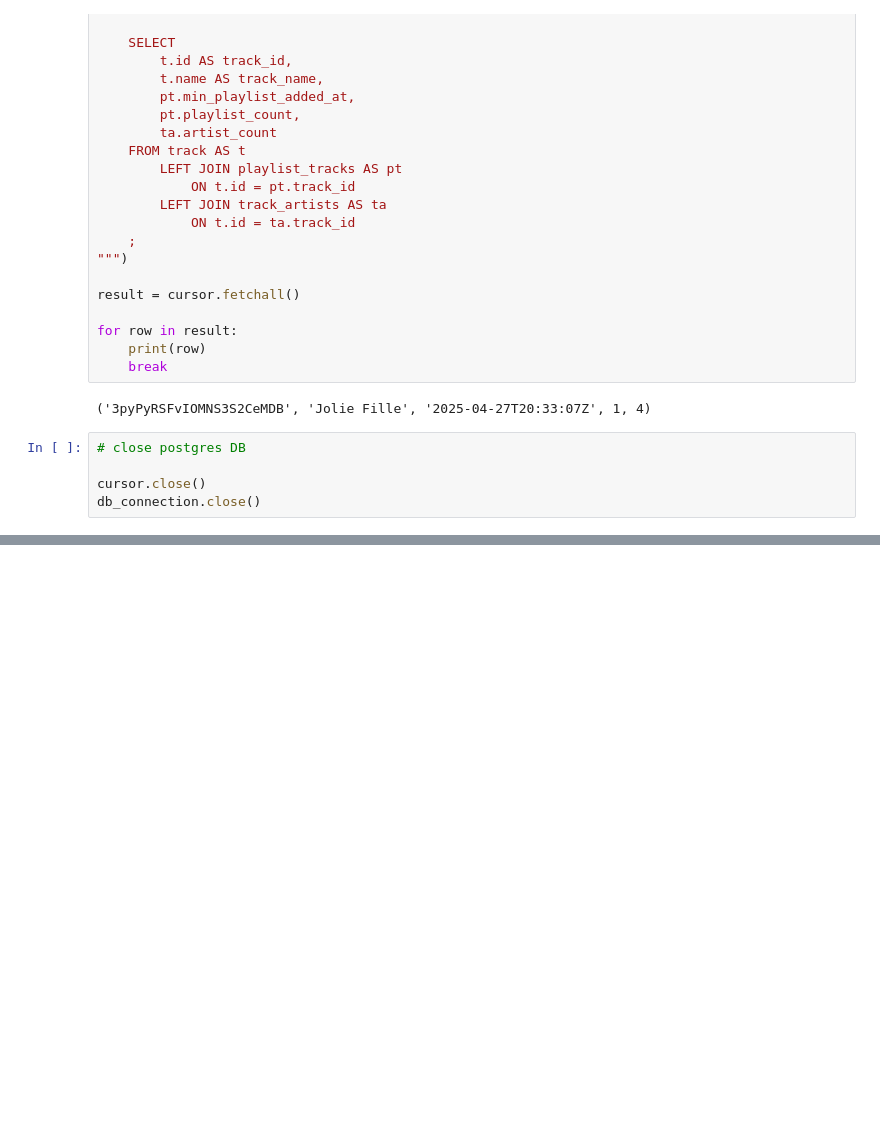
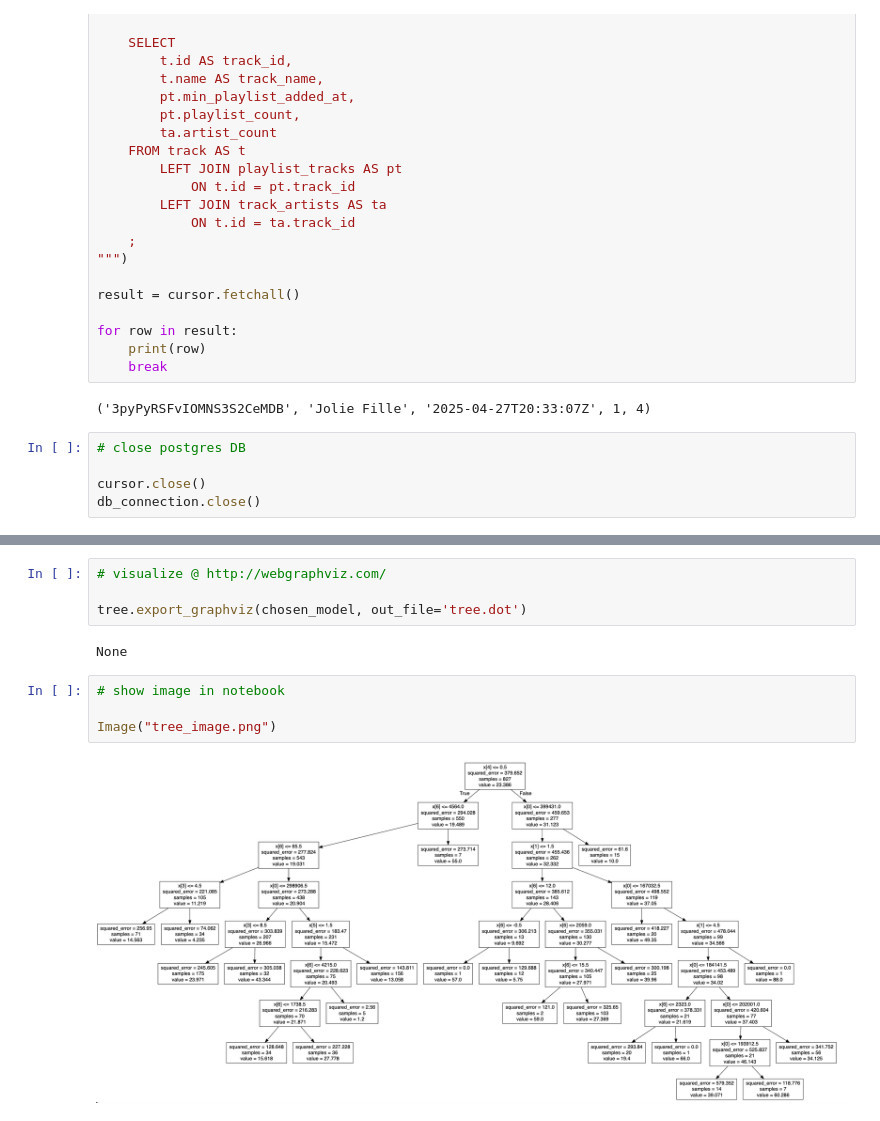
Before and after one commit to cdwood84/trackscience, a Jupyter notebook: SpotipyTree.ipynb, the cells around one changed output, grey strips where cells are left out. Cells and saved outputs as stored; diff of their text form; blank space fills up the shorter version.

Commit message:
complete simple tree example

```diff
--- a/SpotipyTree.ipynb
+++ b/SpotipyTree.ipynb
@@ -94,0 +275,12 @@ KeyError: 'results'
+# %%
+# visualize @ http://webgraphviz.com/
+
+tree.export_graphviz(chosen_model, out_file='tree.dot')
+# %% [output]
+None
+# %%
+# show image in notebook
+
+Image("tree_image.png")
+# %% [output]
+[figure, added]
```
Also changed, not shown: parts of 11 cells of this notebook, 2 other files.
